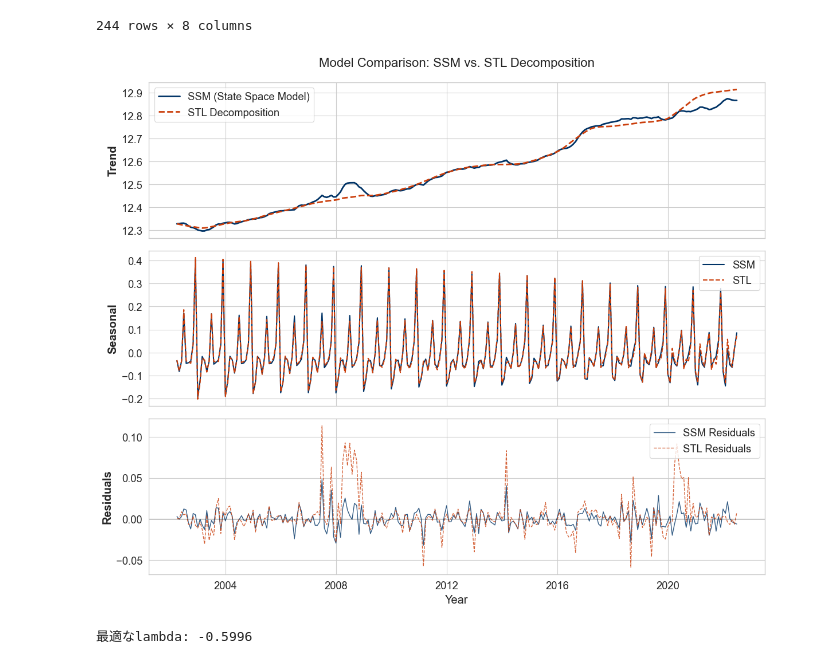
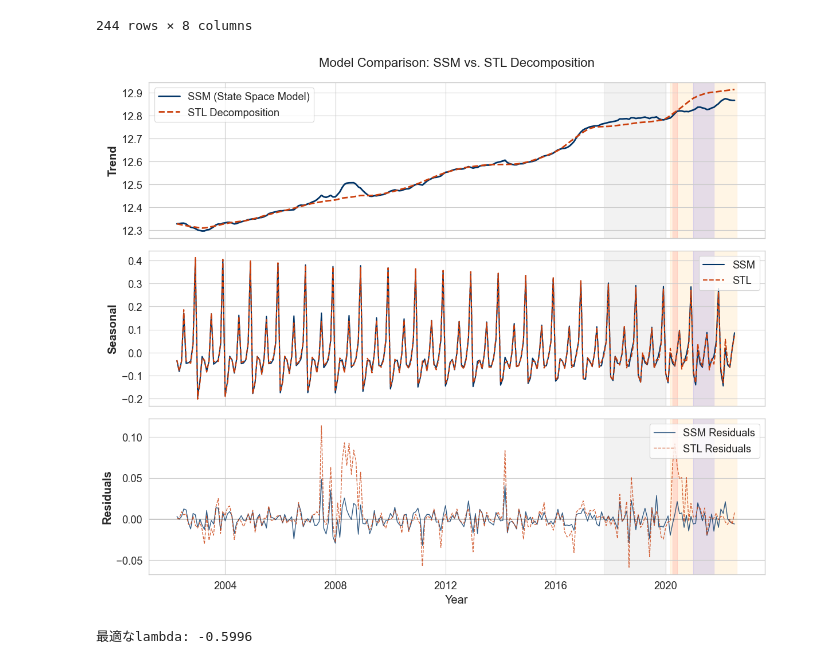
Before and after one commit to Fuga420/Transport_amount_project, a Jupyter notebook: notebooks/Appendix.ipynb, the cells around one changed output. Drawn from its saved outputs; the diff is of its cells as text; code cells hidden in the pictures.

```diff
--- a/notebooks/Appendix.ipynb
+++ b/notebooks/Appendix.ipynb
@@ -330,34 +330,49 @@ sns.lineplot(data=df_ssm, x=df_ssm.index, y='seasonal', ax=axes[1],
              color=color_ssm, linewidth=1.5, label='SSM')
 sns.lineplot(data=df_stl, x=df_stl.index, y='seasonal', ax=axes[1],
              color=color_stl, linewidth=1.5, linestyle='--', label='STL')
 
 axes[1].set_ylabel('Seasonal', fontweight='bold')
 axes[1].legend(loc='upper right', frameon=True)
 
 # --- (3) 残差 (Residuals) - ラインプロットへ変更 ---
 # 線が重なって見づらくなるのを防ぐため、少し線を細くし(linewidth)、透明度(alpha)を調整しています
 sns.lineplot(data=df_ssm, x=df_ssm.index, y='residual', ax=axes[2],
              color=color_ssm, linewidth=1, alpha=0.8, label='SSM Residuals')
 sns.lineplot(data=df_stl, x=df_stl.index, y='residual', ax=axes[2],
              color=color_stl, linewidth=1, linestyle='--', alpha=0.8, label='STL Residuals')
 
 # 基準線 (0ライン)
 axes[2].axhline(0, color='black', linestyle='-', linewidth=0.8, alpha=0.5)
 axes[2].set_ylabel('Residuals', fontweight='bold')
 axes[2].set_xlabel('Year')
 axes[2].legend(loc='upper right', frameon=True)
 
+# --- 外生変数の期間定義 ---
+events = [
+    # (開始日, 終了日, イベント名, 色)
+    ('2017-10-01', '2019-12-31', 'Price Hike', 'gray'),
+    ('2020-03-01', '2022-07-31', 'COVID Main', 'orange'),
+    ('2020-04-01', '2020-05-31', 'Wave 1', 'red'),
+    ('2021-01-01', '2021-09-30', '2021 Wave', 'blue')
+]
+
+# --- 描画処理 ---
+for ax in axes:
+    # 既存のグラフの上に、半透明の帯を引く
+    for start, end, label, color in events:
+        ax.axvspan(start, end, color=color, alpha=0.1, zorder=-1)
+
 # -------------------------------------------------------
 # 3. 仕上げ
 # -------------------------------------------------------
 plt.tight_layout()
 
 # 保存
 # plt.savefig("output/model_comparison_lineplots.png", dpi=300, bbox_inches='tight')
 
 plt.show()
 # %% [output]
-[figure, old version]
+[figure, new version]
 # %%
 from scipy import stats
 # df['number_parcels'] にデータが入っている前提
```
Also changed, not shown: parts of 4 cells of this notebook, 7 other files.
